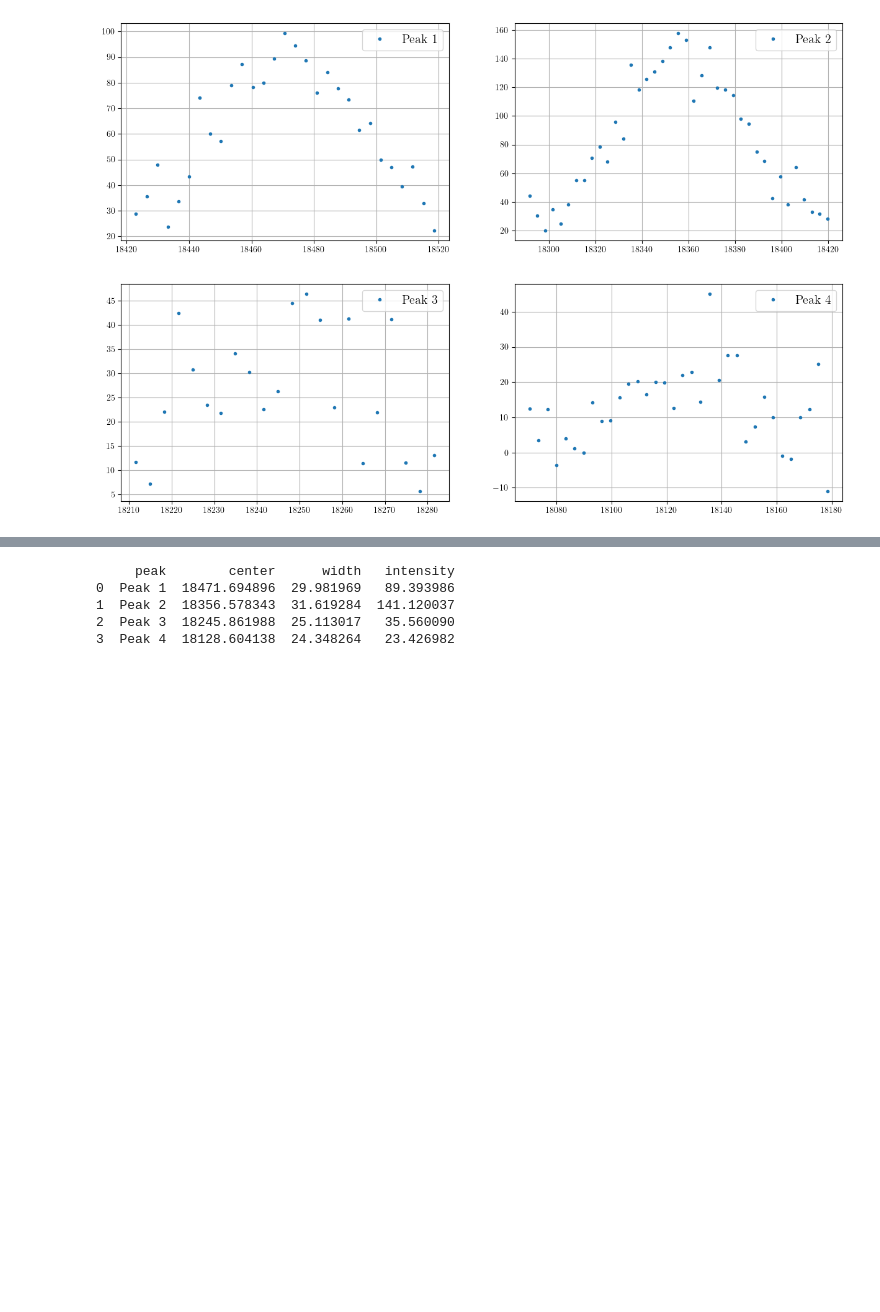
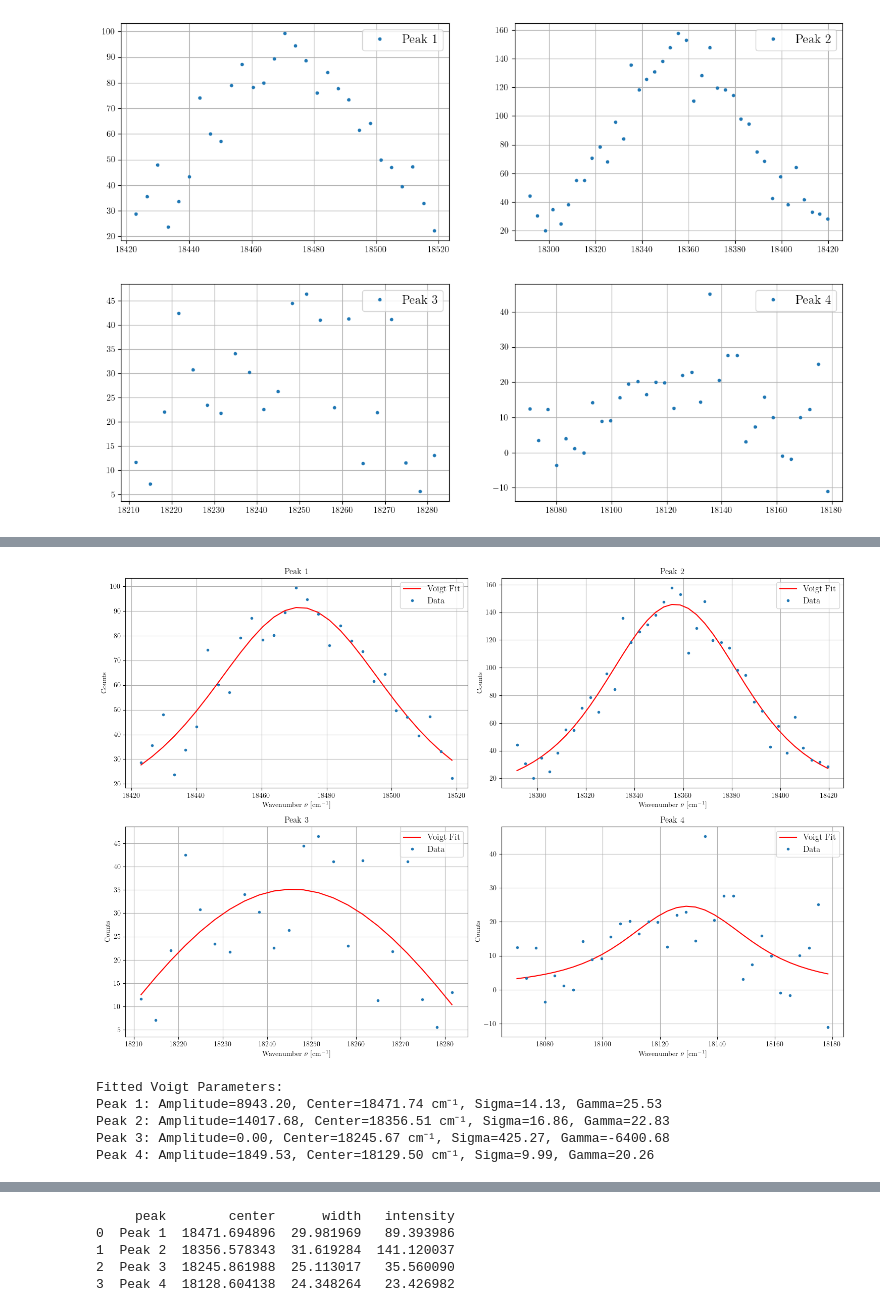
Before and after one commit to ParisHuth/FP, a Jupyter notebook: F43/protocollTaylorsVersion.ipynb, the cells around one changed output, grey strips where cells are left out. Cells and saved outputs as stored; diff of their text form; code cells hidden in the pictures; blank space fills up the shorter version.

```diff
--- a/F43/protocollTaylorsVersion.ipynb
+++ b/F43/protocollTaylorsVersion.ipynb
@@ -341,3 +305,81 @@ ax[1,1].grid()
+# %%
+from scipy.special import wofz
+from scipy.optimize import curve_fit
+import numpy as np
+import matplotlib.pyplot as plt
+
+# Voigt profile function
+def voigt(x, A, x0, sigma, gamma):
+    z = ((x - x0) + 1j * gamma) / (sigma * np.sqrt(2))
+    return A * np.real(wofz(z)) / (sigma * np.sqrt(2 * np.pi))
+
+# Fit the Voigt profile to the data
+def fit_voigt(x_data, y_data, p0):
+    popt, pcov = curve_fit(voigt, x_data, y_data, p0=p0, maxfev=50000)
+    return popt, np.sqrt(np.diag(pcov))  # Return parameters and errors
+
+# Updated initial guesses based on Gaussian fits
+initial_guesses_voigt = [
+    [89.39, 18471.69, 29.98, 5],  # Peak 1
+    [141.12, 18356.58, 31.61, 5], # Peak 2
+    [35.56, 18245.86, 25.11, 5],  # Peak 3
+    [23.43, 18128.60, 24.34, 5],  # Peak 4
+]
+
+# Fit each peak with the Voigt profile
+popt1, perr1 = fit_voigt(peak1["wavenumber"], peak1["count"], initial_guesses_voigt[0])
+popt2, perr2 = fit_voigt(peak2["wavenumber"], peak2["count"], initial_guesses_voigt[1])
+popt3, perr3 = fit_voigt(peak3["wavenumber"], peak3["count"], initial_guesses_voigt[2])
+popt4, perr4 = fit_voigt(peak4["wavenumber"], peak4["count"], initial_guesses_voigt[3])
+
+# Plot the results
+fig, ax = plt.subplots(2, 2, figsize=(15, 10))
+
+# Peak 1
+ax[0,0].errorbar(peak1["wavenumber"], peak1["count"], label="Data", linestyle='None', fmt='.')
+ax[0,0].plot(peak1["wavenumber"], voigt(peak1["wavenumber"], *popt1), label="Voigt Fit", color="red")
+ax[0,0].legend(fontsize='large')
+ax[0,0].set_title("Peak 1")
+
+# Peak 2
+ax[0,1].errorbar(peak2["wavenumber"], peak2["count"], label="Data", linestyle='None', fmt='.')
+ax[0,1].plot(peak2["wavenumber"], voigt(peak2["wavenumber"], *popt2), label="Voigt Fit", color="red")
+ax[0,1].legend(fontsize='large')
+ax[0,1].set_title("Peak 2")
+
+# Peak 3
+ax[1,0].errorbar(peak3["wavenumber"], peak3["count"], label="Data", linestyle='None', fmt='.')
+ax[1,0].plot(peak3["wavenumber"], voigt(peak3["wavenumber"], *popt3), label="Voigt Fit", color="red")
+ax[1,0].legend(fontsize='large')
+ax[1,0].set_title("Peak 3")
+
+# Peak 4
+ax[1,1].errorbar(peak4["wavenumber"], peak4["count"], label="Data", linestyle='None', fmt='.')
+ax[1,1].plot(peak4["wavenumber"], voigt(peak4["wavenumber"], *popt4), label="Voigt Fit", color="red")
+ax[1,1].legend(fontsize='large')
+ax[1,1].set_title("Peak 4")
+
+# Add grid and labels
+for i in range(2):
+    for j in range(2):
+        ax[i, j].grid()
+        ax[i, j].set_xlabel(r"Wavenumber $\bar{\nu}$ [cm$^{-1}$]")
+        ax[i, j].set_ylabel("Counts")
+
+plt.tight_layout()
+plt.show()
+
+# Print the fit parameters for all peaks
+print("Fitted Voigt Parameters:")
+for i, popt in enumerate([popt1, popt2, popt3, popt4], start=1):
+    print(f"Peak {i}: Amplitude={popt[0]:.2f}, Center={popt[1]:.2f} cm⁻¹, Sigma={popt[2]:.2f}, Gamma={popt[3]:.2f}")
+# %% [output]
+[figure, added]
+Fitted Voigt Parameters:
+Peak 1: Amplitude=8943.20, Center=18471.74 cm⁻¹, Sigma=14.13, Gamma=25.53
+Peak 2: Amplitude=14017.68, Center=18356.51 cm⁻¹, Sigma=16.86, Gamma=22.83
+Peak 3: Amplitude=0.00, Center=18245.67 cm⁻¹, Sigma=425.27, Gamma=-6400.68
+Peak 4: Amplitude=1849.53, Center=18129.50 cm⁻¹, Sigma=9.99, Gamma=20.26
 # %%
 # plot of the entire spectrum with fits
 fig = plt.figure(figsize=(11,4))
```
Also changed, not shown: parts of 4 cells of this notebook.
